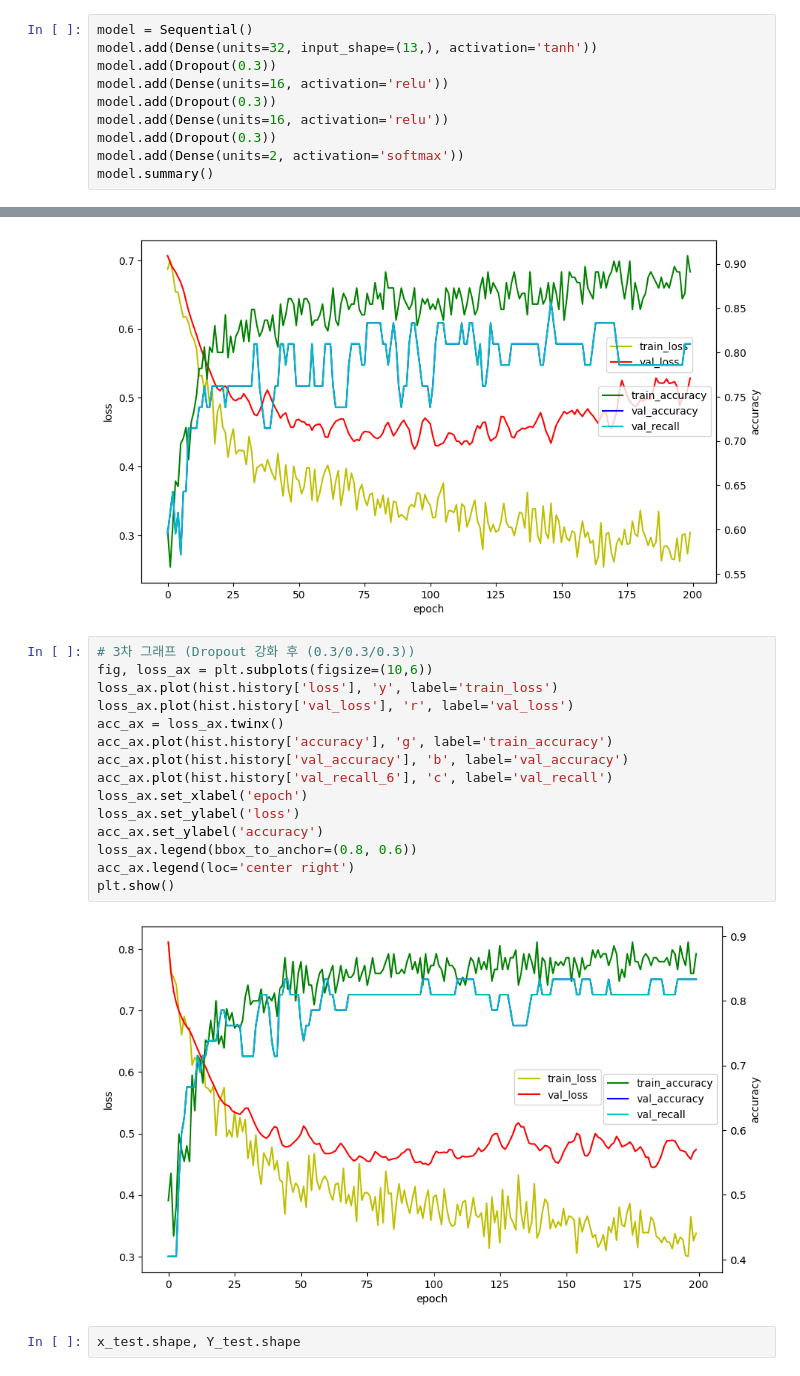
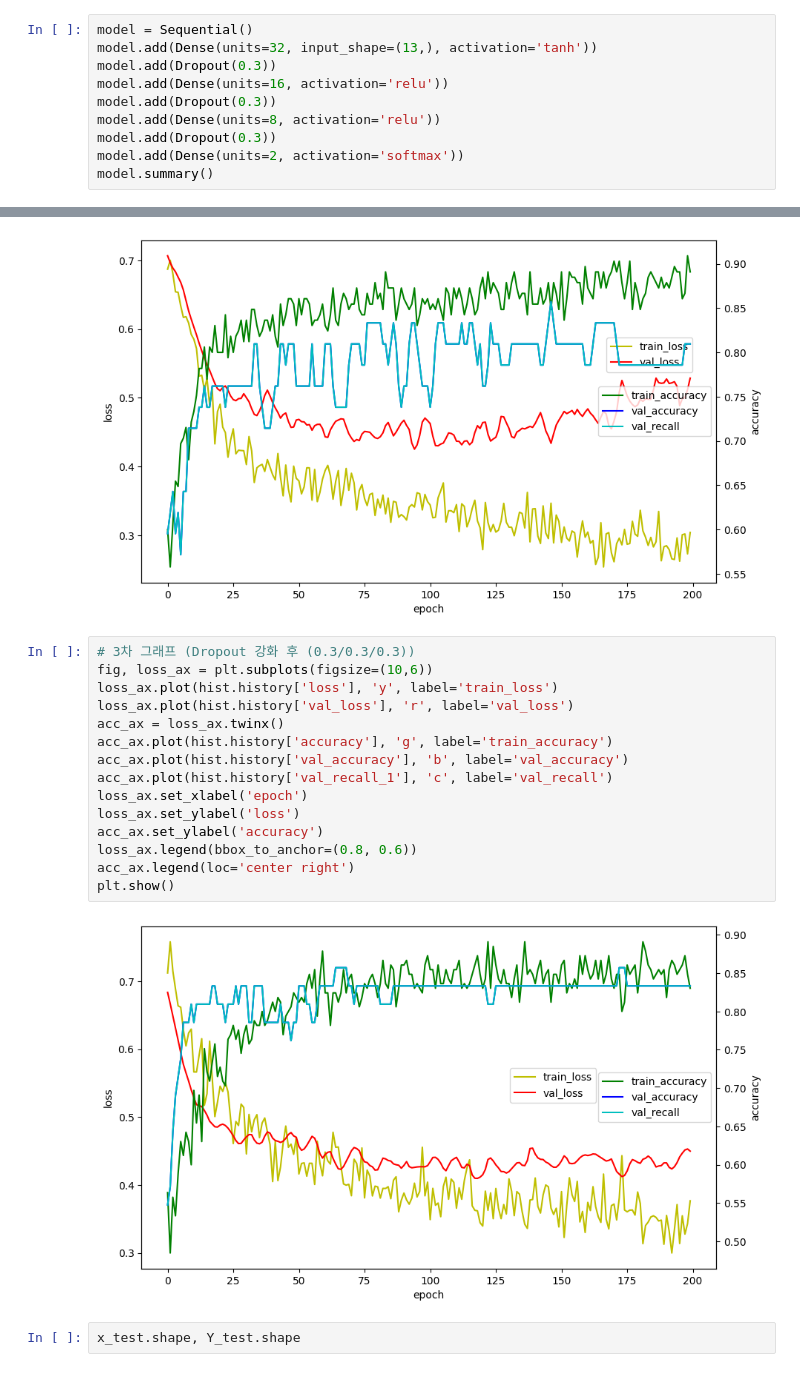
Before and after one commit to thre3o2wo/ai, a Jupyter notebook: source/05_DeepLearning/ch07_심장병발병_예측실습(로지스틱회귀분석, 분류분석).ipynb, the cells around one changed output, grey strips where cells are left out. Drawn from its saved outputs; the diff is of its cells as text.

```diff
--- a/source/05_DeepLearning/ch07_심장병발병_예측실습(로지스틱회귀분석, 분류분석).ipynb
+++ b/source/05_DeepLearning/ch07_심장병발병_예측실습(로지스틱회귀분석, 분류분석).ipynb
@@ -442,7 +444,7 @@ model.add(Dense(units=32, input_shape=(13,), activation='tanh'))
 model.add(Dropout(0.3))
 model.add(Dense(units=16, activation='relu'))
 model.add(Dropout(0.3))
-model.add(Dense(units=16, activation='relu'))
+model.add(Dense(units=8, activation='relu'))
 model.add(Dropout(0.3))
 model.add(Dense(units=2, activation='softmax'))
 model.summary()
@@ -516,20 +519,20 @@ plt.show()
 # %%
 # 3차 그래프 (Dropout 강화 후 (0.3/0.3/0.3))
 fig, loss_ax = plt.subplots(figsize=(10,6))
 loss_ax.plot(hist.history['loss'], 'y', label='train_loss')
 loss_ax.plot(hist.history['val_loss'], 'r', label='val_loss')
 acc_ax = loss_ax.twinx()
 acc_ax.plot(hist.history['accuracy'], 'g', label='train_accuracy')
 acc_ax.plot(hist.history['val_accuracy'], 'b', label='val_accuracy')
-acc_ax.plot(hist.history['val_recall_6'], 'c', label='val_recall')
+acc_ax.plot(hist.history['val_recall_1'], 'c', label='val_recall')
 loss_ax.set_xlabel('epoch')
 loss_ax.set_ylabel('loss')
 acc_ax.set_ylabel('accuracy')
 loss_ax.legend(bbox_to_anchor=(0.8, 0.6))
 acc_ax.legend(loc='center right')
 plt.show()
 # %% [output]
-[figure, old version]
+[figure, new version]
 # %%
 x_test.shape, Y_test.shape
 # %% [output]
```
Also changed, not shown: parts of 8 cells of this notebook, 55 other files.
